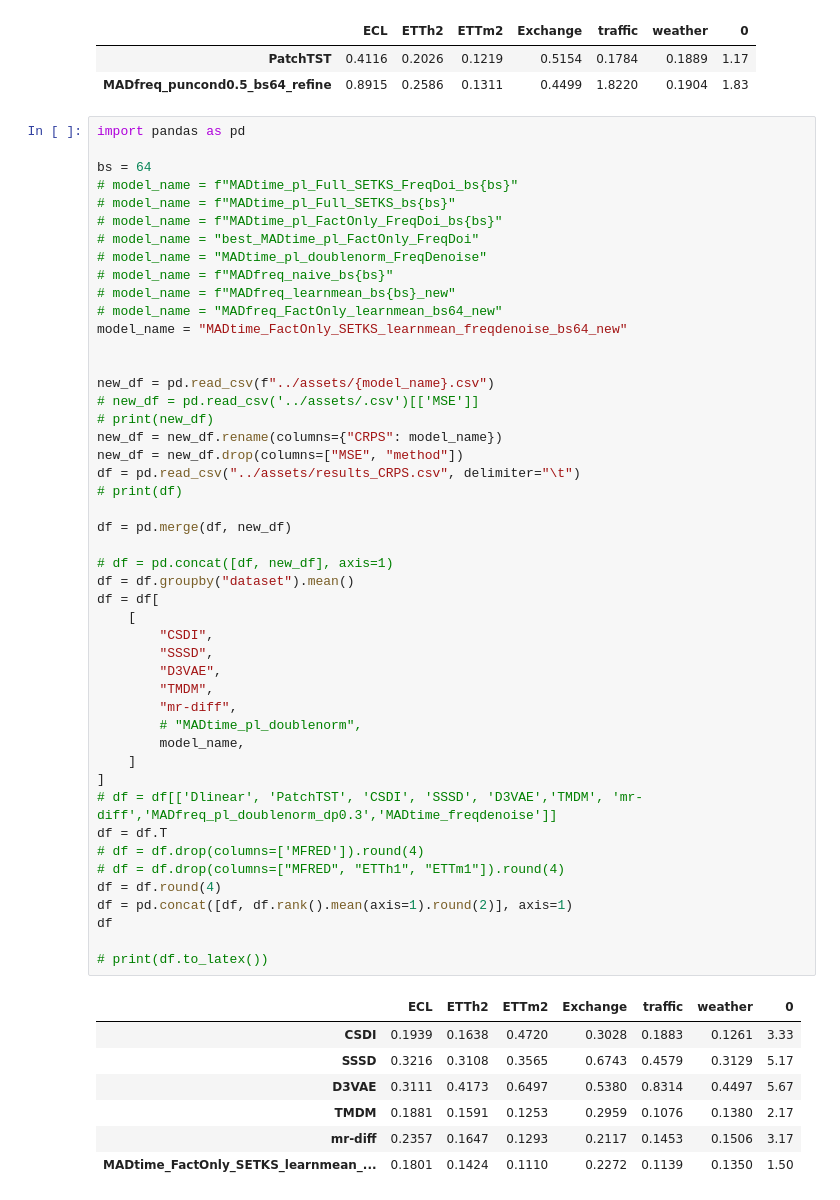
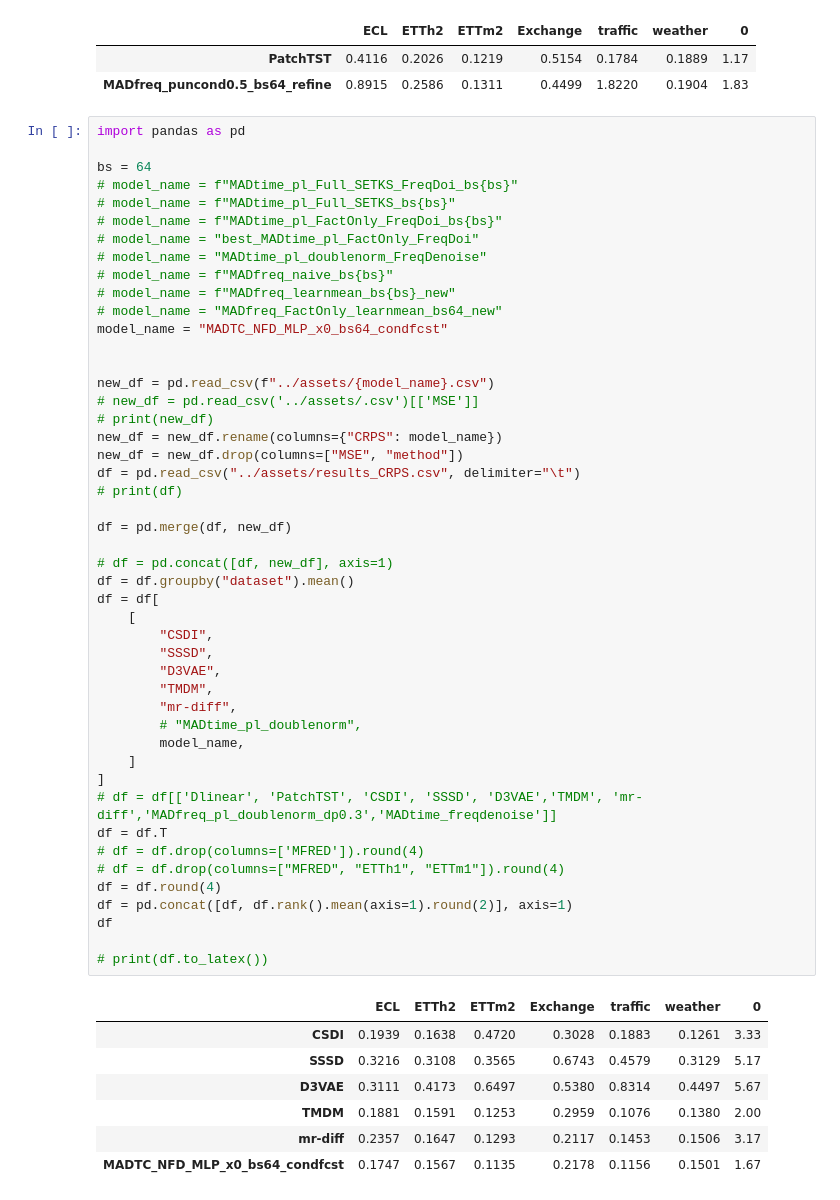
Before and after one commit to WillWang1113/Moving-Average-Diffusion, a Jupyter notebook: notebooks/benchdata_preprocess.ipynb, the cells around one changed output. Cells and saved outputs as stored; diff of their text form.

```diff
--- a/notebooks/benchdata_preprocess.ipynb
+++ b/notebooks/benchdata_preprocess.ipynb
@@ -505,7 +509,7 @@ bs = 64
 # model_name = f"MADfreq_naive_bs{bs}"
 # model_name = f"MADfreq_learnmean_bs{bs}_new"
 # model_name = "MADfreq_FactOnly_learnmean_bs64_new"
-model_name = "MADtime_FactOnly_SETKS_learnmean_freqdenoise_bs64_new"
+model_name = "MADTC_NFD_MLP_x0_bs64_condfcst"
 
 
 new_df = pd.read_csv(f"../assets/{model_name}.csv")
@@ -518,33 +522,33 @@ df = pd.read_csv("../assets/results_CRPS.csv", delimiter="\t")
 
 df = pd.merge(df, new_df)
 
 # df = pd.concat([df, new_df], axis=1)
 df = df.groupby("dataset").mean()
 df = df[
     [
         "CSDI",
         "SSSD",
         "D3VAE",
         "TMDM",
         "mr-diff",
         # "MADtime_pl_doublenorm",
         model_name,
     ]
 ]
 # df = df[['Dlinear', 'PatchTST', 'CSDI', 'SSSD', 'D3VAE','TMDM', 'mr-diff','MADfreq_pl_doublenorm_dp0.3','MADtime_freqdenoise']]
 df = df.T
 # df = df.drop(columns=['MFRED']).round(4)
 # df = df.drop(columns=["MFRED", "ETTh1", "ETTm1"]).round(4)
 df = df.round(4)
 df = pd.concat([df, df.rank().mean(axis=1).round(2)], axis=1)
 df
 
 # print(df.to_latex())
 # %% [output]
 |  | ECL | ETTh2 | ETTm2 | Exchange | traffic | weather | 0 |
 | CSDI | 0.1939 | 0.1638 | 0.4720 | 0.3028 | 0.1883 | 0.1261 | 3.33 |
 | SSSD | 0.3216 | 0.3108 | 0.3565 | 0.6743 | 0.4579 | 0.3129 | 5.17 |
 | D3VAE | 0.3111 | 0.4173 | 0.6497 | 0.5380 | 0.8314 | 0.4497 | 5.67 |
-| TMDM | 0.1881 | 0.1591 | 0.1253 | 0.2959 | 0.1076 | 0.1380 | 2.17 |
+| TMDM | 0.1881 | 0.1591 | 0.1253 | 0.2959 | 0.1076 | 0.1380 | 2.00 |
 | mr-diff | 0.2357 | 0.1647 | 0.1293 | 0.2117 | 0.1453 | 0.1506 | 3.17 |
-| MADtime_FactOnly_SETKS_learnmean_... | 0.1801 | 0.1424 | 0.1110 | 0.2272 | 0.1139 | 0.1350 | 1.50 |
+| MADTC_NFD_MLP_x0_bs64_condfcst | 0.1747 | 0.1567 | 0.1135 | 0.2178 | 0.1156 | 0.1501 | 1.67 |
```
Also changed, not shown: parts of 2 cells of this notebook, 46 other files.
